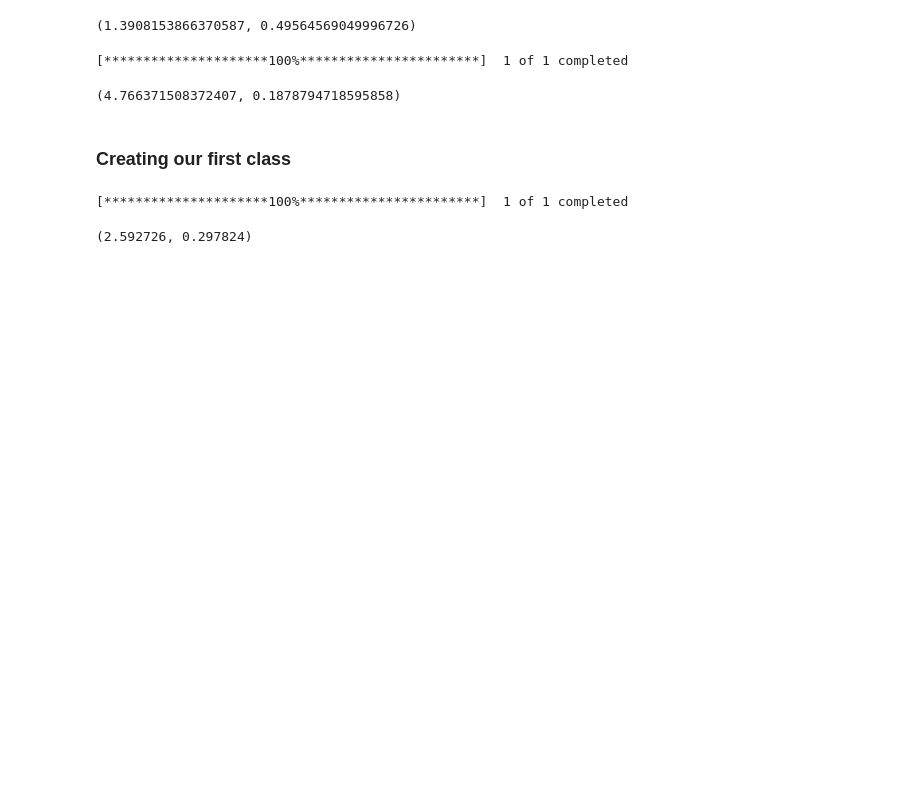
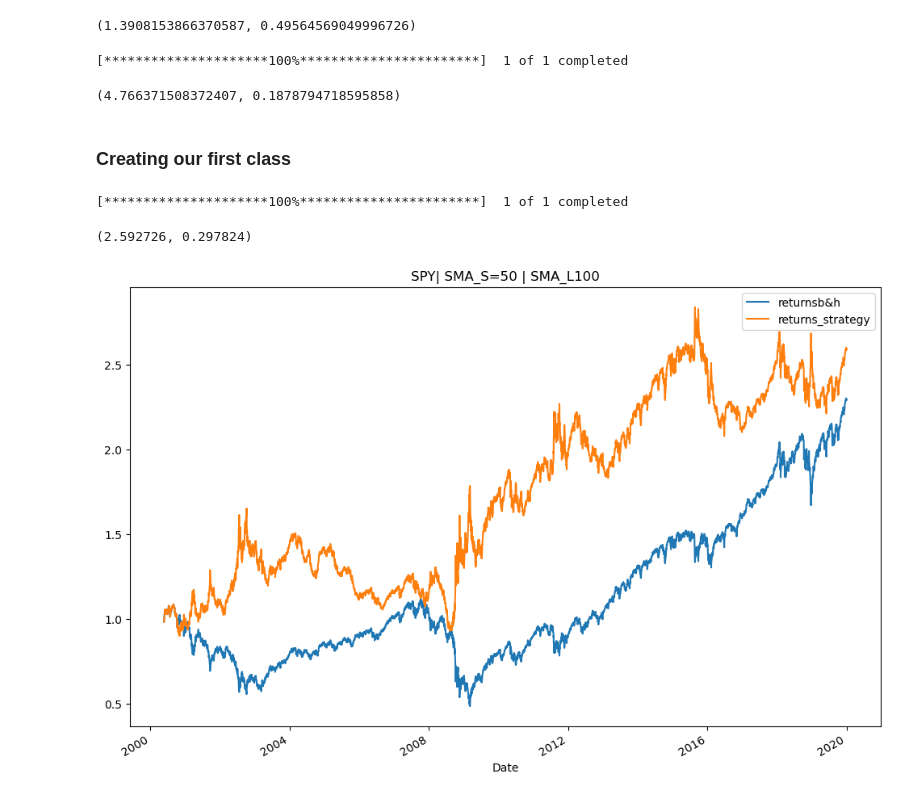
Before and after one commit to Shawnzty/algo-trade, a Jupyter notebook: YT4.ipynb, the cells around one changed output. Drawn from its saved outputs; the diff is of its cells as text; code cells hidden in the pictures; blank space fills up the shorter version.

```diff
--- a/YT4.ipynb
+++ b/YT4.ipynb
@@ -78,7 +78,7 @@ class SMABacktester():
         outperf = perf - data["returnsb&h"].iloc[-1]
         self.results = data
 
-        ret=np.exp(data["strategy"].sum())
+        ret = np.exp(data["strategy"].sum())
         std = data["strategy"].std()*np.sqrt(252)
 
         return round(perf, 6), round(outperf, 6)
@@ -87,7 +87,7 @@ class SMABacktester():
         if self.results is None:
             print("Run the test please")
         else:
-            title: "{}| SMA_S={} | SMA_L{}".format(self.symbol, self.SMA_S, self.SMA_L)
+            title = "{}| SMA_S={} | SMA_L{}".format(self.symbol, self.SMA_S, self.SMA_L)
             self.results[['returnsb&h', 'returns_strategy']].plot(title=title, figsize=(12,8))
 # %%
 tester = SMABacktester("SPY", 50, 100, "2000-01-01", "2020-01-01")
@@ -97,3 +97,7 @@ tester = SMABacktester("SPY", 50, 100, "2000-01-01", "2020-01-01")
 tester.test_results()
 # %% [output]
 (2.592726, 0.297824)
+# %%
+tester.plot_results()
+# %% [output]
+[figure, added]
```
Also changed, not shown: 4 other files.
